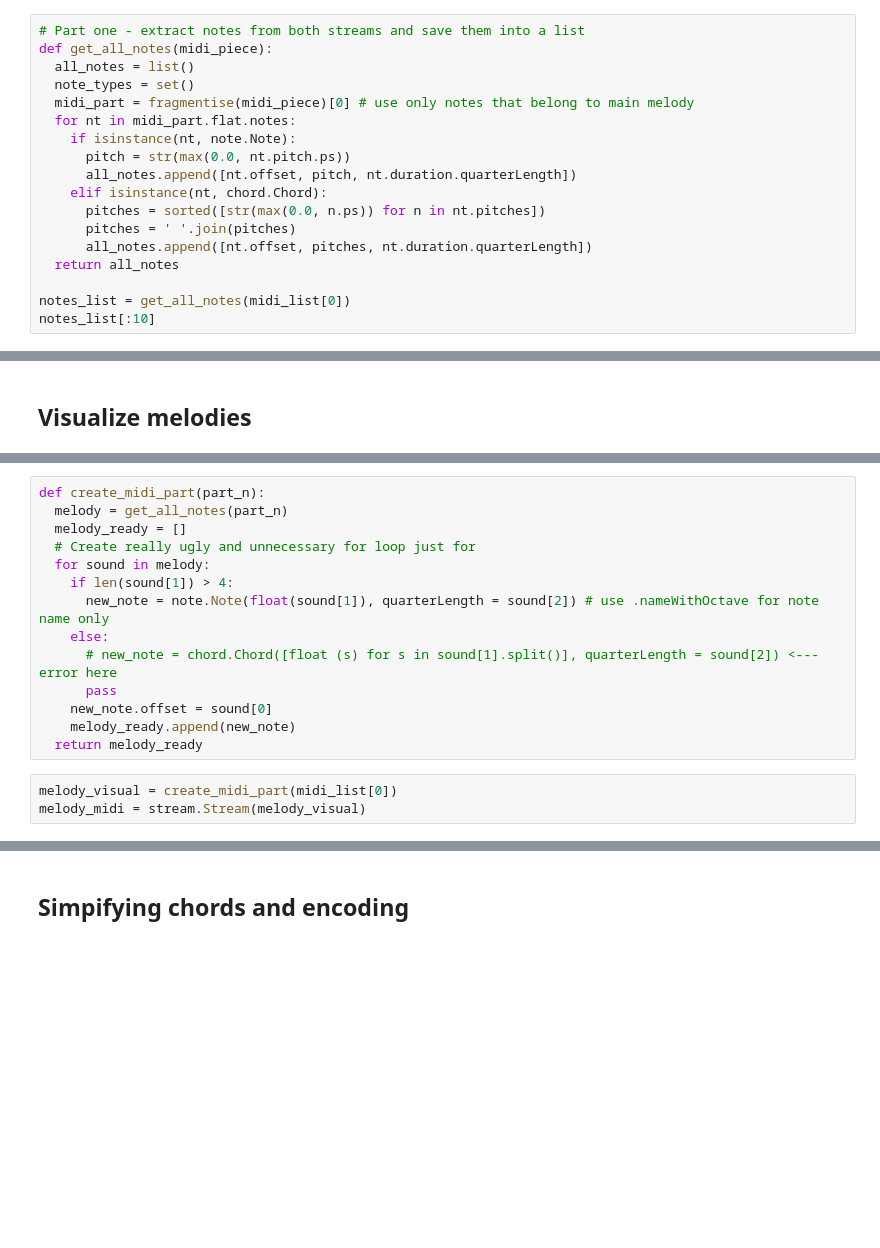
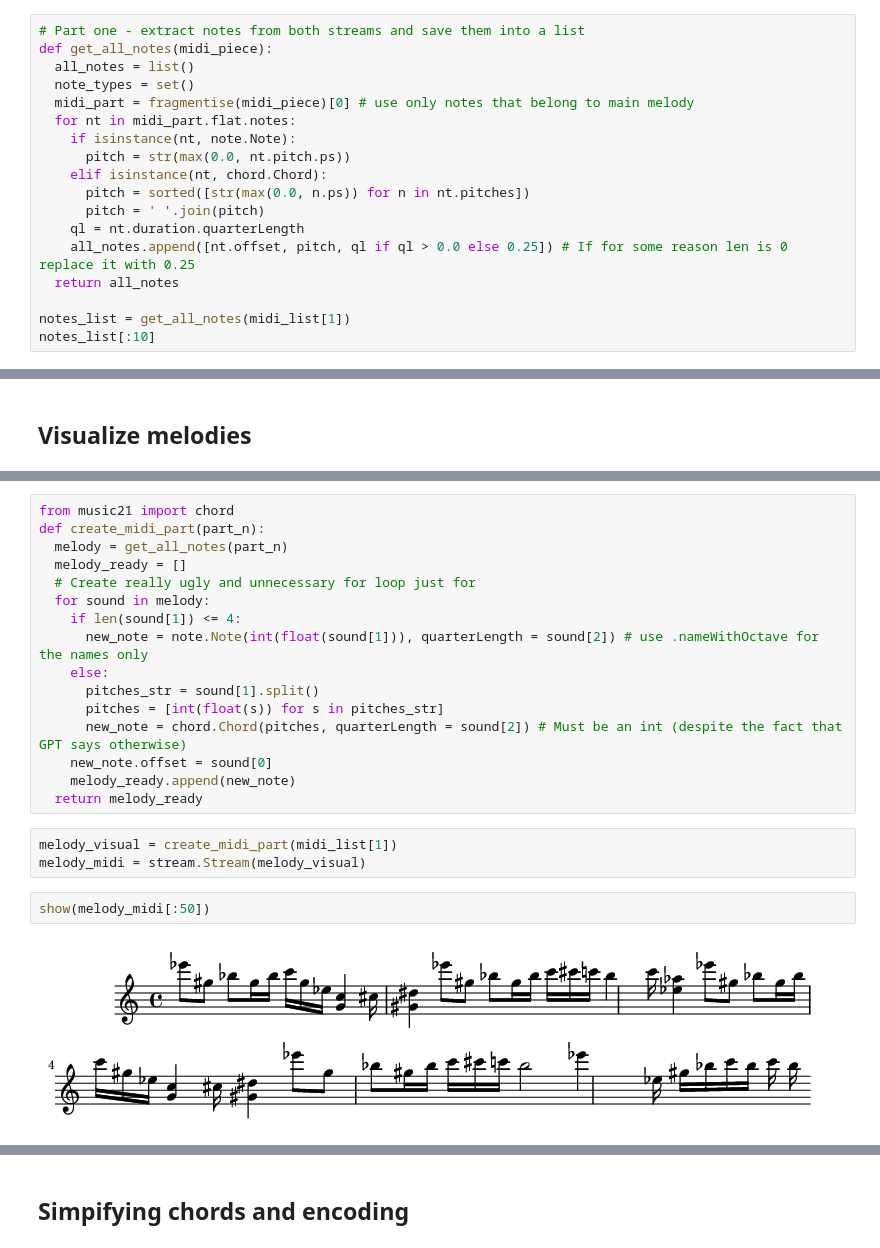
Before and after one commit to WuzI38/Jupyter, a Jupyter notebook: MidiGen.ipynb, the cells around one changed output, grey strips where cells are left out. Saved outputs shown, nothing was run; the diff lists cells and outputs as text; blank space fills up the shorter version.

```diff
--- a/MidiGen.ipynb
+++ b/MidiGen.ipynb
@@ -90,13 +87,13 @@ def get_all_notes(midi_piece):
   for nt in midi_part.flat.notes:
     if isinstance(nt, note.Note):
       pitch = str(max(0.0, nt.pitch.ps))
-      all_notes.append([nt.offset, pitch, nt.duration.quarterLength])
     elif isinstance(nt, chord.Chord):
-      pitches = sorted([str(max(0.0, n.ps)) for n in nt.pitches])
-      pitches = ' '.join(pitches)
-      all_notes.append([nt.offset, pitches, nt.duration.quarterLength])
+      pitch = sorted([str(max(0.0, n.ps)) for n in nt.pitches])
+      pitch = ' '.join(pitch)
+    ql = nt.duration.quarterLength
+    all_notes.append([nt.offset, pitch, ql if ql > 0.0 else 0.25]) # If for some reason len is 0 replace it with 0.25
   return all_notes
 
-notes_list = get_all_notes(midi_list[0])
+notes_list = get_all_notes(midi_list[1])
 notes_list[:10]
 # %% [output]
@@ -211,19 +211,25 @@ play(n)
 # %% [output]
 [interactive output not drawn]
 # %%
+from music21 import chord
 def create_midi_part(part_n):
   melody = get_all_notes(part_n)
   melody_ready = []
   # Create really ugly and unnecessary for loop just for
   for sound in melody:
-    if len(sound[1]) > 4:
-      new_note = note.Note(float(sound[1]), quarterLength = sound[2]) # use .nameWithOctave for note name only
+    if len(sound[1]) <= 4:
+      new_note = note.Note(int(float(sound[1])), quarterLength = sound[2]) # use .nameWithOctave for the names only
     else:
-      # new_note = chord.Chord([float (s) for s in sound[1].split()], quarterLength = sound[2]) <--- error here
-      pass
+      pitches_str = sound[1].split()
+      pitches = [int(float(s)) for s in pitches_str]
+      new_note = chord.Chord(pitches, quarterLength = sound[2]) # Must be an int (despite the fact that GPT says otherwise)
     new_note.offset = sound[0]
     melody_ready.append(new_note)
   return melody_ready
 # %%
-melody_visual = create_midi_part(midi_list[0])
+melody_visual = create_midi_part(midi_list[1])
 melody_midi = stream.Stream(melody_visual)
+# %%
+show(melody_midi[:50])
+# %% [output]
+[figure, added]
```
Also changed, not shown: parts of 13 cells of this notebook.
